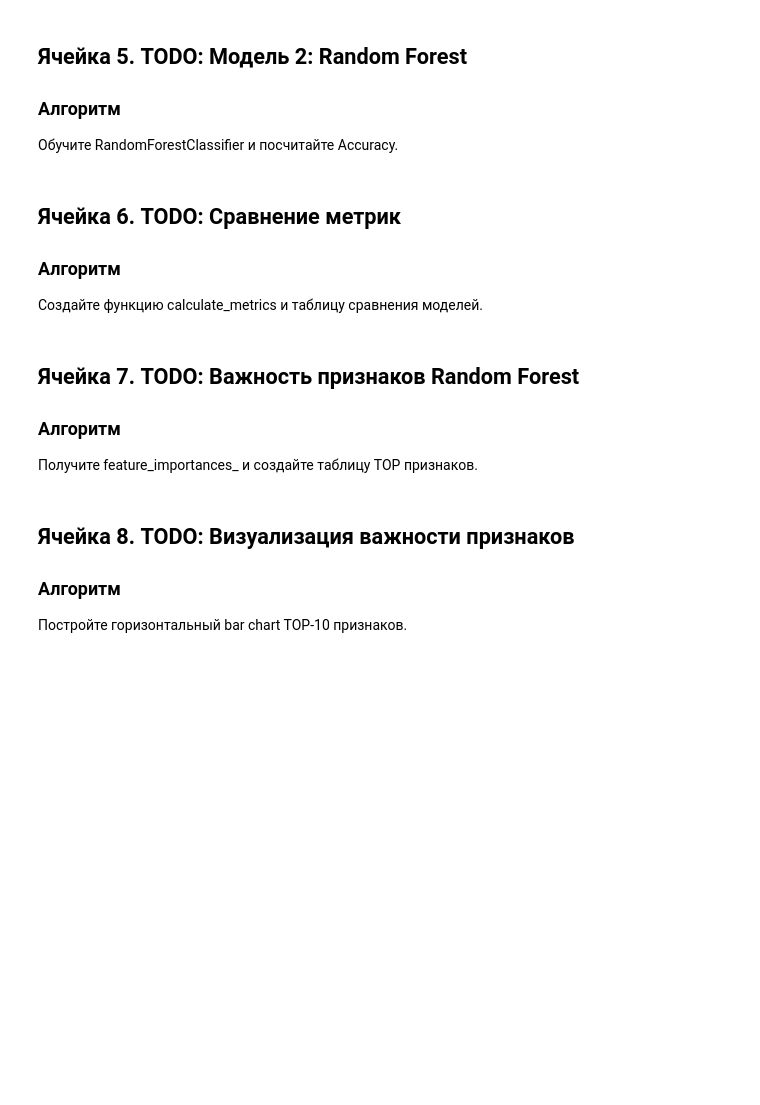
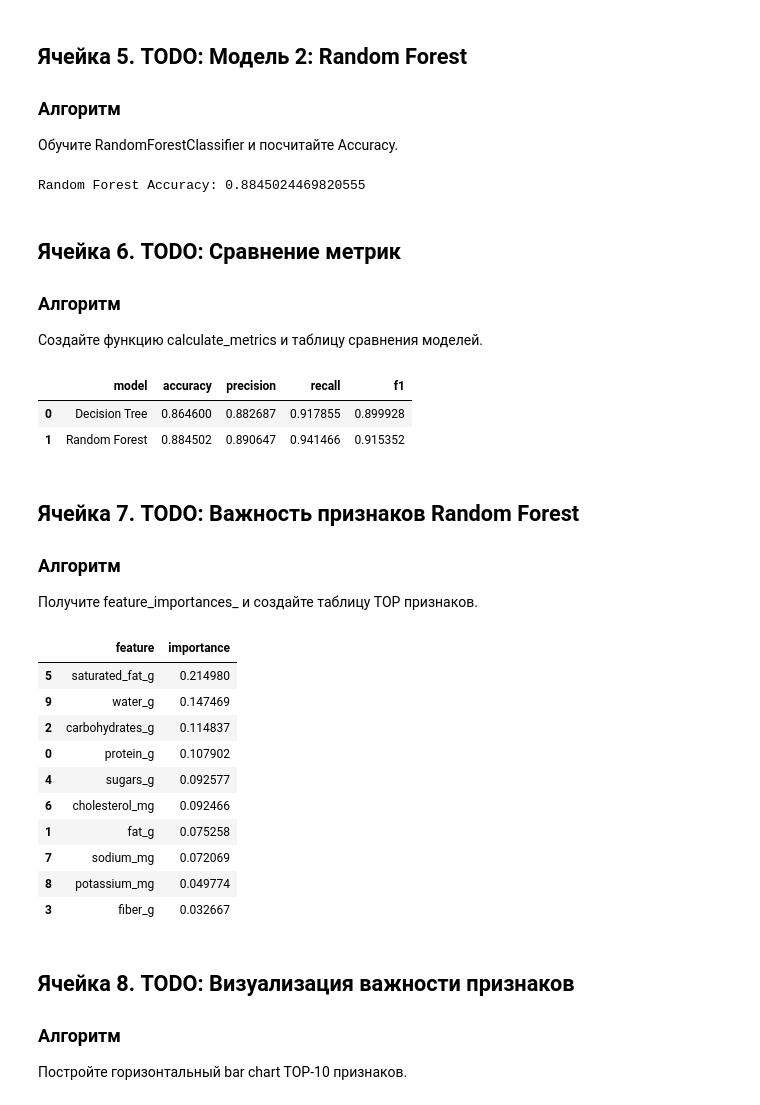
Before and after one commit to FelixTheCatW/study-ml, a Jupyter notebook: src/notebooks/block7_lesson08_random_forest_todo.ipynb, the cells around one changed output. Saved outputs shown, nothing was run; the diff lists cells and outputs as text; code cells hidden in the pictures; blank space fills up the shorter version.

```diff
--- a/src/notebooks/block7_lesson08_random_forest_todo.ipynb
+++ b/src/notebooks/block7_lesson08_random_forest_todo.ipynb
@@ -130,7 +202,23 @@ git push -u origin feature/block7-lesson08-random-forest
 
 Обучите RandomForestClassifier и посчитайте Accuracy.
 # %%
-# TODO: выполните самостоятельно задание ячейки 5
+forest_model = RandomForestClassifier(
+    n_estimators=100,
+    max_depth=10,
+    random_state=42
+)
+
+forest_model.fit(X_train, y_train)
+
+forest_pred = forest_model.predict(X_test)
+
+forest_accuracy = accuracy_score(y_test, forest_pred)
+
+print("Random Forest Accuracy:", forest_accuracy)
+
+assert forest_accuracy > 0.8
+# %% [output]
+Random Forest Accuracy: 0.8845024469820555
 # %% [markdown]
 ## Ячейка 6. TODO: Сравнение метрик
 
@@ -138,7 +226,31 @@ git push -u origin feature/block7-lesson08-random-forest
 
 Создайте функцию calculate_metrics и таблицу сравнения моделей.
 # %%
-# TODO: выполните самостоятельно задание ячейки 6
+def calculate_metrics(y_true, y_pred):
+    return {
+        "accuracy": accuracy_score(y_true, y_pred),
+        "precision": precision_score(y_true, y_pred),
+        "recall": recall_score(y_true, y_pred),
+        "f1": f1_score(y_true, y_pred)
+    }
+
+
+tree_metrics = calculate_metrics(y_test, tree_pred)
+forest_metrics = calculate_metrics(y_test, forest_pred)
+
+metrics_df = pd.DataFrame([
+    {"model": "Decision Tree", **tree_metrics},
+    {"model": "Random Forest", **forest_metrics}
+])
+
+display(metrics_df)
+
+assert metrics_df.shape[0] == 2
+assert "accuracy" in metrics_df.columns
+# %% [output]
+|  | model | accuracy | precision | recall | f1 |
+| 0 | Decision Tree | 0.864600 | 0.882687 | 0.917855 | 0.899928 |
+| 1 | Random Forest | 0.884502 | 0.890647 | 0.941466 | 0.915352 |
 # %% [markdown]
 ## Ячейка 7. TODO: Важность признаков Random Forest
 
@@ -146,7 +258,31 @@ git push -u origin feature/block7-lesson08-random-forest
 
 Получите feature_importances_ и создайте таблицу TOP признаков.
 # %%
-# TODO: выполните самостоятельно задание ячейки 7
+feature_importance = pd.DataFrame({
+    "feature": X.columns,
+    "importance": forest_model.feature_importances_
+})
+
+feature_importance = feature_importance.sort_values(
+    by="importance",
+    ascending=False
+)
+
+display(feature_importance.head(10))
+
+assert feature_importance["importance"].sum() > 0.99
+# %% [output]
+|  | feature | importance |
+| 5 | saturated_fat_g | 0.214980 |
+| 9 | water_g | 0.147469 |
+| 2 | carbohydrates_g | 0.114837 |
+| 0 | protein_g | 0.107902 |
+| 4 | sugars_g | 0.092577 |
+| 6 | cholesterol_mg | 0.092466 |
+| 1 | fat_g | 0.075258 |
+| 7 | sodium_mg | 0.072069 |
+| 8 | potassium_mg | 0.049774 |
+| 3 | fiber_g | 0.032667 |
 # %% [markdown]
 ## Ячейка 8. TODO: Визуализация важности признаков
 
```
Also changed, not shown: parts of 7 cells of this notebook.
